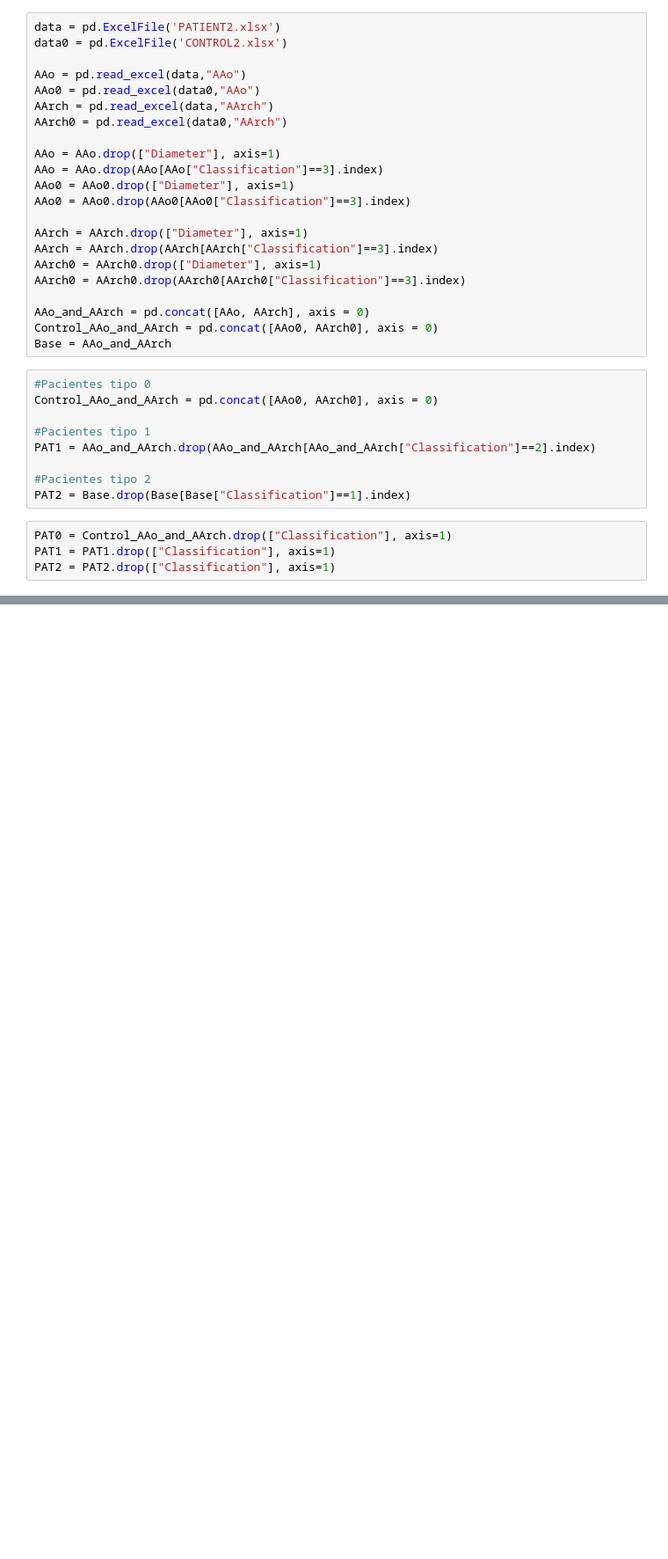
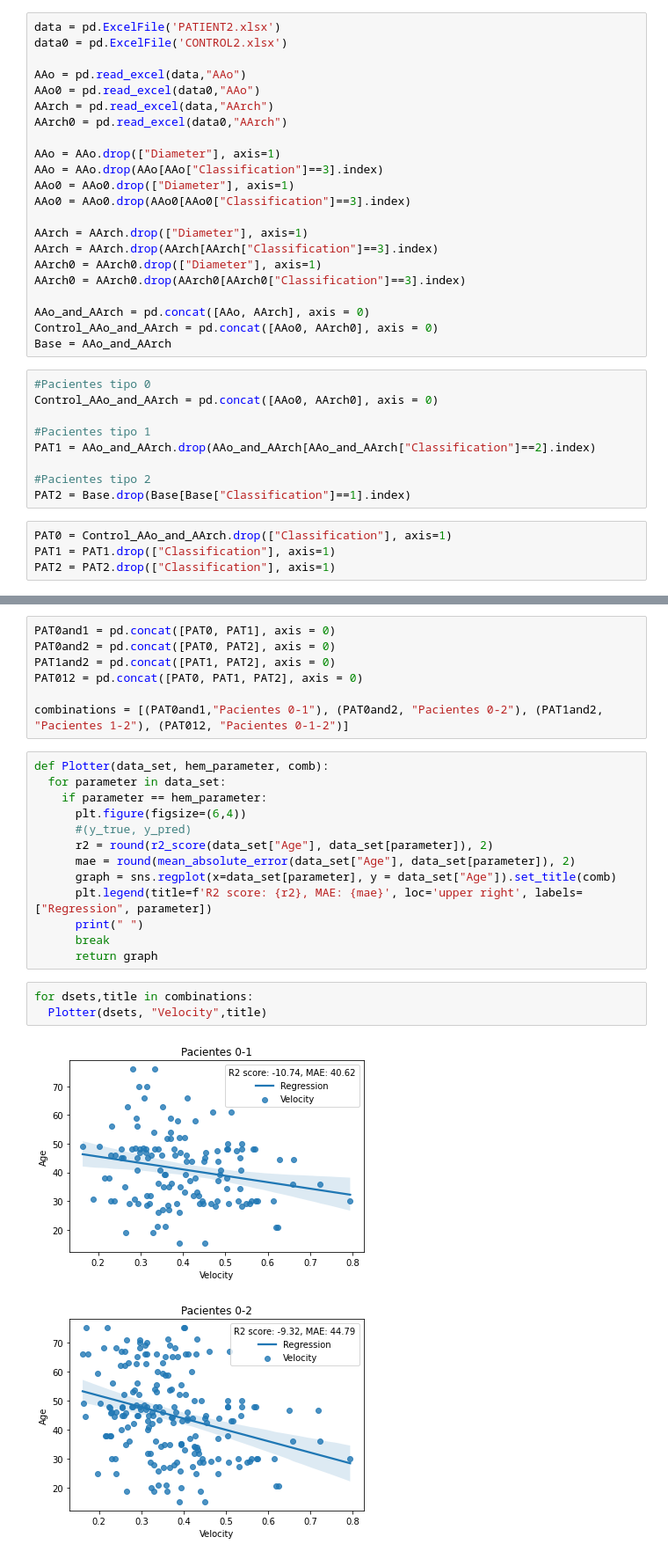
Before and after one commit to MBlancoC/MBlanco_IPRE_BAV, a Jupyter notebook: IPRE_BAV2.ipynb, the cells around one changed output, grey strips where cells are left out. Shown at 88% size. Saved outputs shown, nothing was run; the diff lists cells and outputs as text; blank space fills up the shorter version.

```diff
--- a/IPRE_BAV2.ipynb
+++ b/IPRE_BAV2.ipynb
@@ -39,0 +50,26 @@ PAT2 = PAT2.drop(["Classification"], axis=1)
+# %%
+PAT0and1 = pd.concat([PAT0, PAT1], axis = 0)
+PAT0and2 = pd.concat([PAT0, PAT2], axis = 0)
+PAT1and2 = pd.concat([PAT1, PAT2], axis = 0)
+PAT012 = pd.concat([PAT0, PAT1, PAT2], axis = 0)
+
+combinations = [(PAT0and1,"Pacientes 0-1"), (PAT0and2, "Pacientes 0-2"), (PAT1and2, "Pacientes 1-2"), (PAT012, "Pacientes 0-1-2")]
+# %%
+def Plotter(data_set, hem_parameter, comb):
+  for parameter in data_set:
+    if parameter == hem_parameter:
+      plt.figure(figsize=(6,4))
+      #(y_true, y_pred)
+      r2 = round(r2_score(data_set["Age"], data_set[parameter]), 2)
+      mae = round(mean_absolute_error(data_set["Age"], data_set[parameter]), 2)
+      graph = sns.regplot(x=data_set[parameter], y = data_set["Age"]).set_title(comb)
+      plt.legend(title=f'R2 score: {r2}, MAE: {mae}', loc='upper right', labels=["Regression", parameter])
+      print(" ")
+      break
+      return graph
+# %%
+for dsets,title in combinations:
+  Plotter(dsets, "Velocity",title)
+# %% [output]
+[figure, added]
+[figure, added]
```
Also changed, not shown: parts of 3 cells of this notebook.
